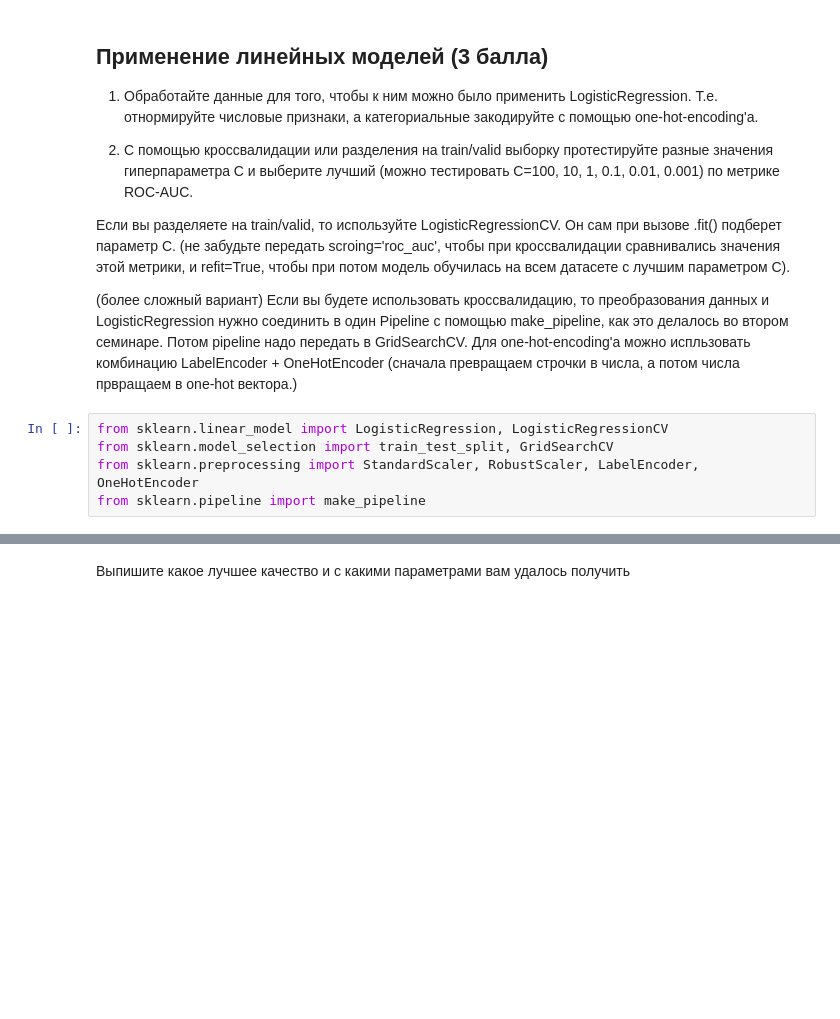
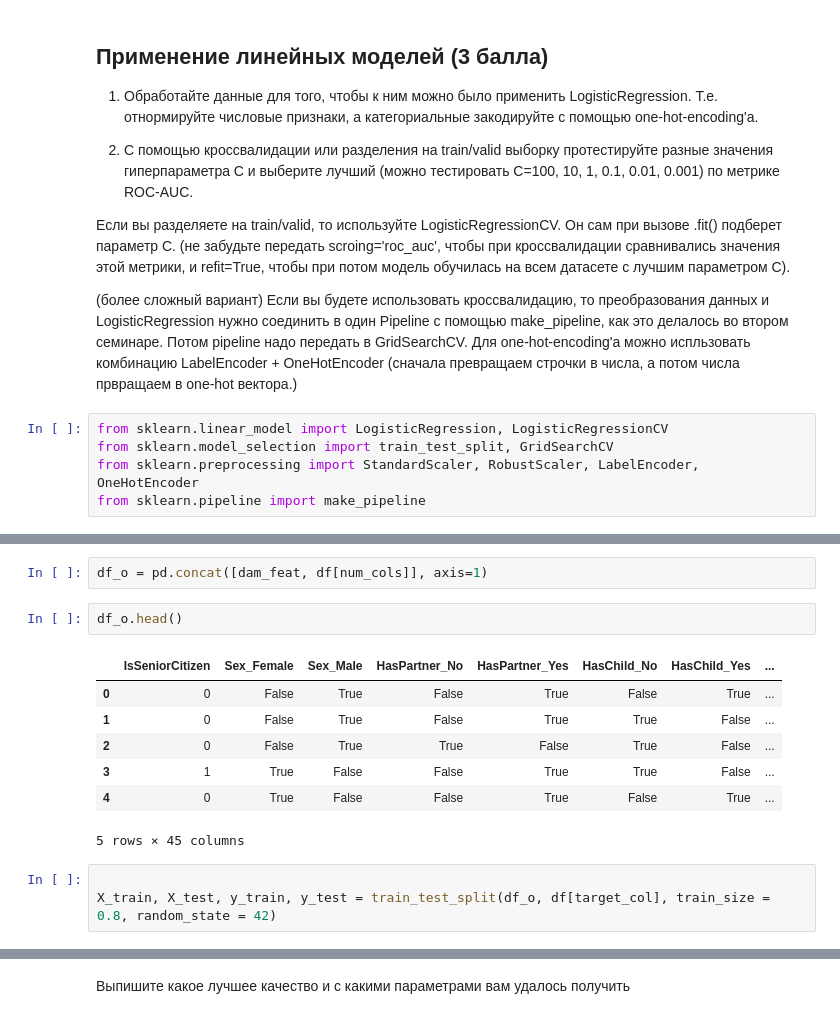
Before and after one commit to Ggh13/DLS_2025, a Jupyter notebook: week_03_composition_model_selection/Homework/hw_3_kaggle.ipynb, the cells around one changed output, grey strips where cells are left out. Saved outputs shown, nothing was run; the diff lists cells and outputs as text; blank space fills up the shorter version.

```diff
--- a/week_03_composition_model_selection/Homework/hw_3_kaggle.ipynb
+++ b/week_03_composition_model_selection/Homework/hw_3_kaggle.ipynb
@@ -229,0 +273,15 @@ from sklearn.pipeline import make_pipeline
+# %%
+df_o = pd.concat([dam_feat, df[num_cols]], axis=1)
+# %%
+df_o.head()
+# %% [output]
+|  | IsSeniorCitizen | Sex_Female | Sex_Male | HasPartner_No | HasPartner_Yes | HasChild_No | HasChild_Yes | ... |
+| 0 | 0 | False | True | False | True | False | True | ... |
+| 1 | 0 | False | True | False | True | True | False | ... |
+| 2 | 0 | False | True | True | False | True | False | ... |
+| 3 | 1 | True | False | False | True | True | False | ... |
+| 4 | 0 | True | False | False | True | False | True | ... |
+5 rows × 45 columns
+# %%
+
+X_train, X_test, y_train, y_test = train_test_split(df_o, df[target_col], train_size = 0.8, random_state = 42)
```
Also changed, not shown: parts of 21 cells of this notebook.
